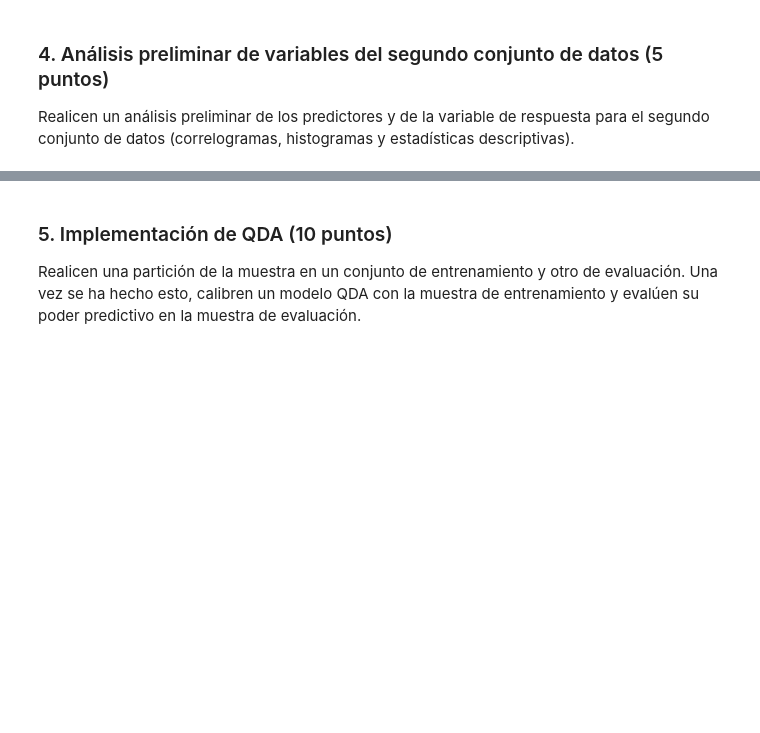
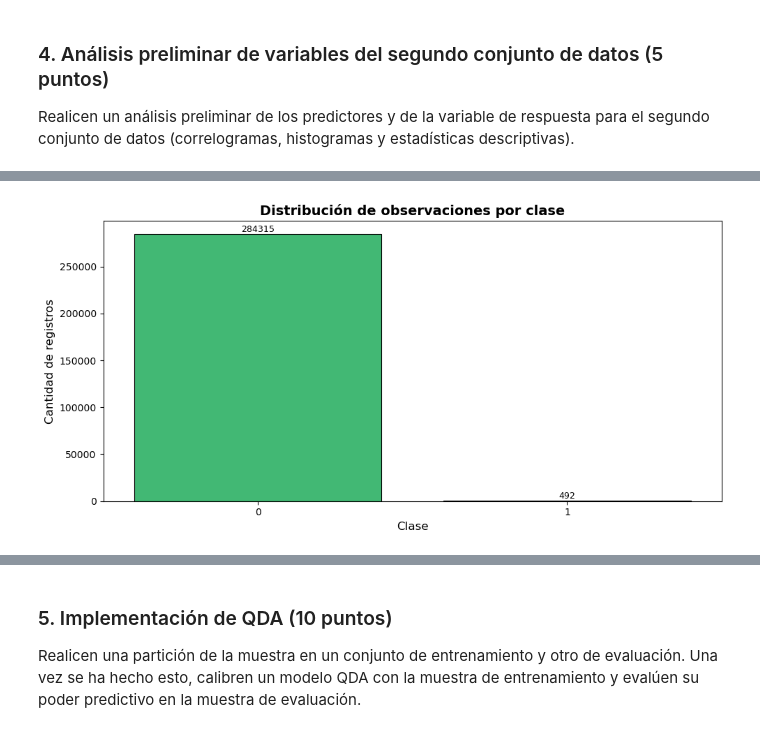
Before and after one commit to awesomasfook-svg/Caso-implementaci-n-de-metodolog-as-de-imputaci-n-de-variables-e-imbalanceo-de-clases, a Jupyter notebook: Caso implementación de metodologías de imputación de variables e imbalanceo de clases.ipynb, the cells around one changed output, grey strips where cells are left out. Cells and saved outputs as stored; diff of their text form; code cells hidden in the pictures; blank space fills up the shorter version.

```diff
--- a/Caso implementación de metodologías de imputación de variables e imbalanceo de clases.ipynb
+++ b/Caso implementación de metodologías de imputación de variables e imbalanceo de clases.ipynb
@@ -124,0 +125,24 @@ Text(0.5, 1.0, 'Caso Balanceado')
+# %%
+
+fig, ax = plt.subplots(figsize=(10, 5))
+sns.countplot(x="Class", data=raw_df, color="#2ecc71", edgecolor="black", linewidth=0.8)
+ax.set_title("Distribución de observaciones por clase", fontsize=14, fontweight="bold")
+ax.set_xlabel("Clase", fontsize=12)
+ax.set_ylabel("Cantidad de registros", fontsize=12)
+ax.tick_params(axis="both", labelsize=10)
+
+for container in ax.containers:
+    for bar in container:
+        height = bar.get_height()
+        ax.text(
+            bar.get_x() + bar.get_width() / 2,
+            height,
+            f'{int(height)}',
+            ha='center', va='bottom', fontsize=9
+        )
+
+plt.xticks(rotation=0)
+plt.tight_layout()
+plt.show()
+# %% [output]
+[figure, added]
```
Also changed, not shown: parts of 8 cells of this notebook.
